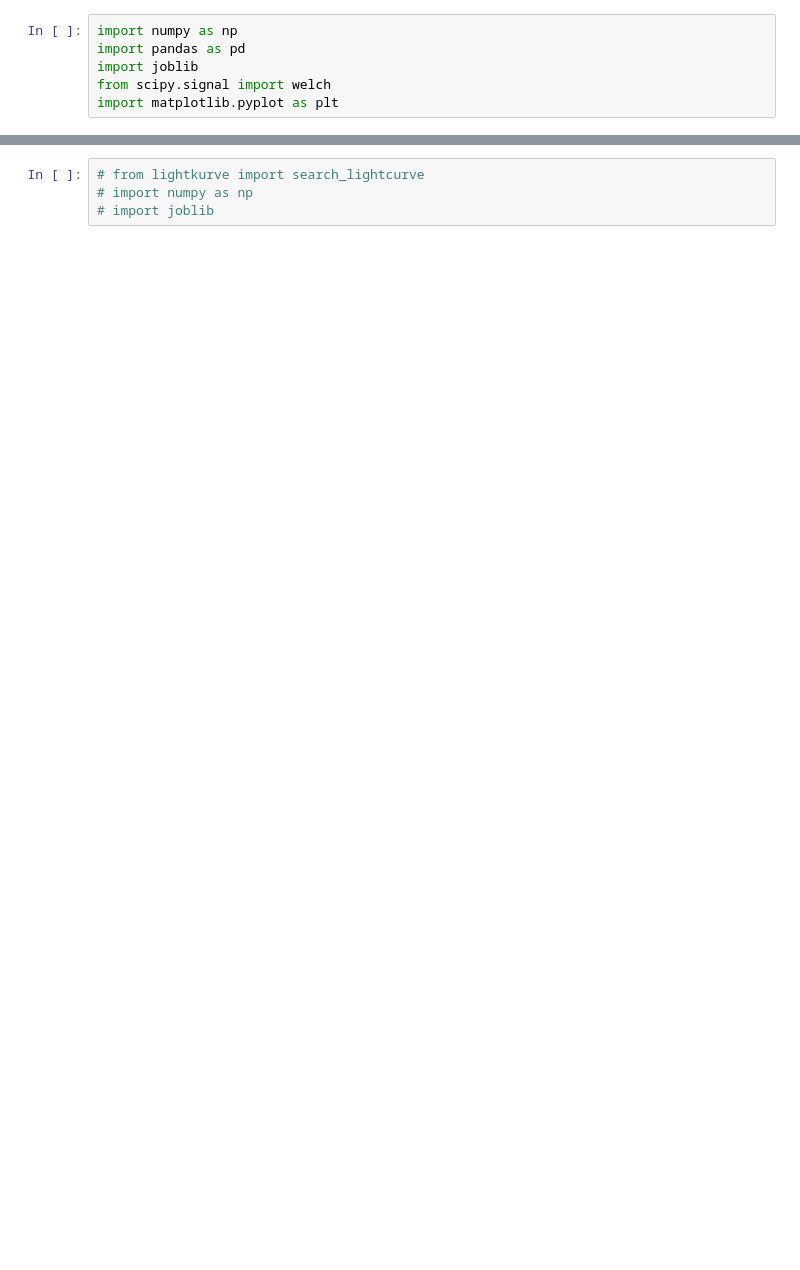
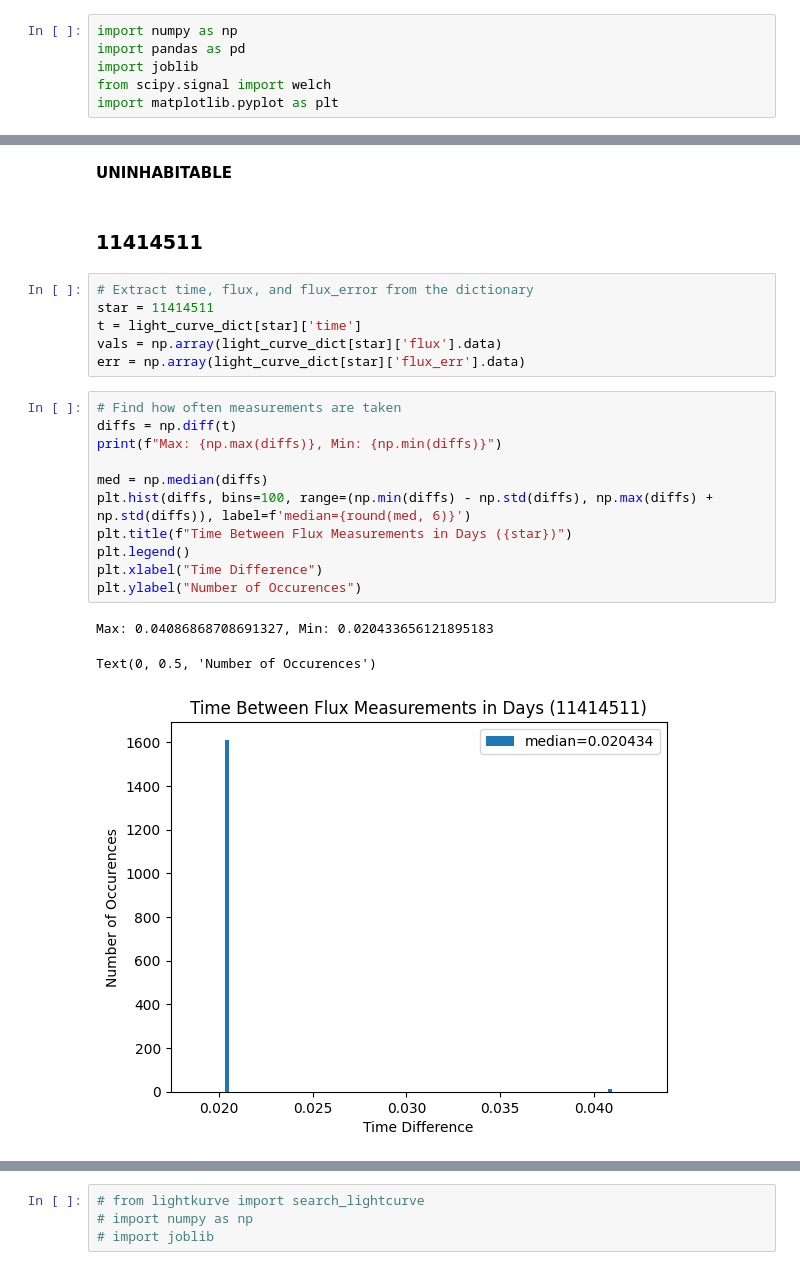
Before and after one commit to Jaredwinn77/ACME_VOL3_PLANET_FINDER, a Jupyter notebook: period_welch.ipynb, the cells around one changed output, grey strips where cells are left out. Cells and saved outputs as stored; diff of their text form; blank space fills up the shorter version.

```diff
--- a/period_welch.ipynb
+++ b/period_welch.ipynb
@@ -62,0 +221,25 @@ def compute_radius(frequency, mass):
+# %% [markdown]
+**UNINHABITABLE**
+# %% [markdown]
+### 11414511
+# %%
+# Extract time, flux, and flux_error from the dictionary
+star = 11414511
+t = light_curve_dict[star]['time']
+vals = np.array(light_curve_dict[star]['flux'].data)
+err = np.array(light_curve_dict[star]['flux_err'].data)
+# %%
+# Find how often measurements are taken
+diffs = np.diff(t)
+print(f"Max: {np.max(diffs)}, Min: {np.min(diffs)}")
+
+med = np.median(diffs)
+plt.hist(diffs, bins=100, range=(np.min(diffs) - np.std(diffs), np.max(diffs) + np.std(diffs)), label=f'median={round(med, 6)}')
+plt.title(f"Time Between Flux Measurements in Days ({star})")
+plt.legend()
+plt.xlabel("Time Difference")
+plt.ylabel("Number of Occurences")
+# %% [output]
+Max: 0.04086868708691327, Min: 0.020433656121895183
+Text(0, 0.5, 'Number of Occurences')
+[figure, added]
```
Also changed, not shown: parts of 61 cells of this notebook.
